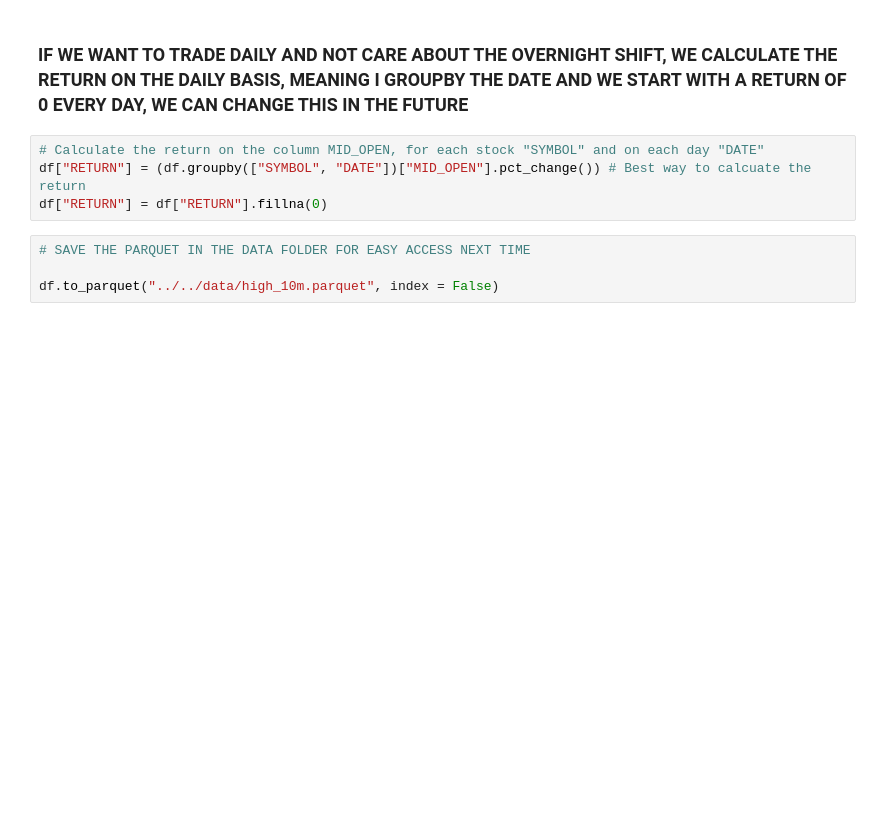
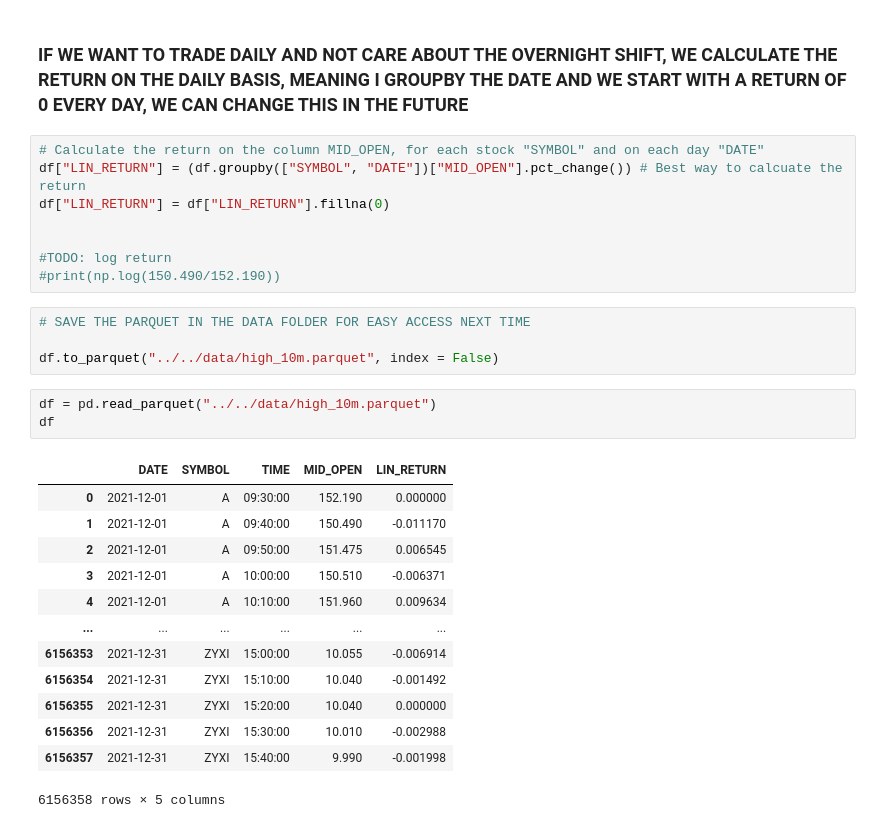
Before and after one commit to PipsCods/High-Frequency-Trading-with-Deep-Learning, a Jupyter notebook: src/notebooks/data_loading.ipynb, the cells around one changed output. Drawn from its saved outputs; the diff is of its cells as text; blank space fills up the shorter version.

```diff
--- a/src/notebooks/data_loading.ipynb
+++ b/src/notebooks/data_loading.ipynb
@@ -44,9 +66,30 @@ Number of stocks:  9509
 ### IF WE WANT TO TRADE DAILY AND NOT CARE ABOUT THE OVERNIGHT SHIFT, WE CALCULATE THE RETURN ON THE DAILY BASIS, MEANING I GROUPBY THE DATE AND WE START WITH A RETURN OF 0 EVERY DAY, WE CAN CHANGE THIS IN THE FUTURE
 # %%
 # Calculate the return on the column MID_OPEN, for each stock "SYMBOL" and on each day "DATE"
-df["RETURN"] = (df.groupby(["SYMBOL", "DATE"])["MID_OPEN"].pct_change()) # Best way to calcuate the return
-df["RETURN"] = df["RETURN"].fillna(0)
+df["LIN_RETURN"] = (df.groupby(["SYMBOL", "DATE"])["MID_OPEN"].pct_change()) # Best way to calcuate the return
+df["LIN_RETURN"] = df["LIN_RETURN"].fillna(0)
+
+
+#TODO: log return
+#print(np.log(150.490/152.190))
 # %%
 # SAVE THE PARQUET IN THE DATA FOLDER FOR EASY ACCESS NEXT TIME
 
 df.to_parquet("../../data/high_10m.parquet", index = False)
+# %%
+df = pd.read_parquet("../../data/high_10m.parquet")
+df
+# %% [output]
+|  | DATE | SYMBOL | TIME | MID_OPEN | LIN_RETURN |
+| 0 | 2021-12-01 | A | 09:30:00 | 152.190 | 0.000000 |
+| 1 | 2021-12-01 | A | 09:40:00 | 150.490 | -0.011170 |
+| 2 | 2021-12-01 | A | 09:50:00 | 151.475 | 0.006545 |
+| 3 | 2021-12-01 | A | 10:00:00 | 150.510 | -0.006371 |
+| 4 | 2021-12-01 | A | 10:10:00 | 151.960 | 0.009634 |
+| ... | ... | ... | ... | ... | ... |
+| 6156353 | 2021-12-31 | ZYXI | 15:00:00 | 10.055 | -0.006914 |
+| 6156354 | 2021-12-31 | ZYXI | 15:10:00 | 10.040 | -0.001492 |
+| 6156355 | 2021-12-31 | ZYXI | 15:20:00 | 10.040 | 0.000000 |
+| 6156356 | 2021-12-31 | ZYXI | 15:30:00 | 10.010 | -0.002988 |
+| 6156357 | 2021-12-31 | ZYXI | 15:40:00 | 9.990 | -0.001998 |
+6156358 rows × 5 columns
```
Also changed, not shown: parts of 9 cells of this notebook.
